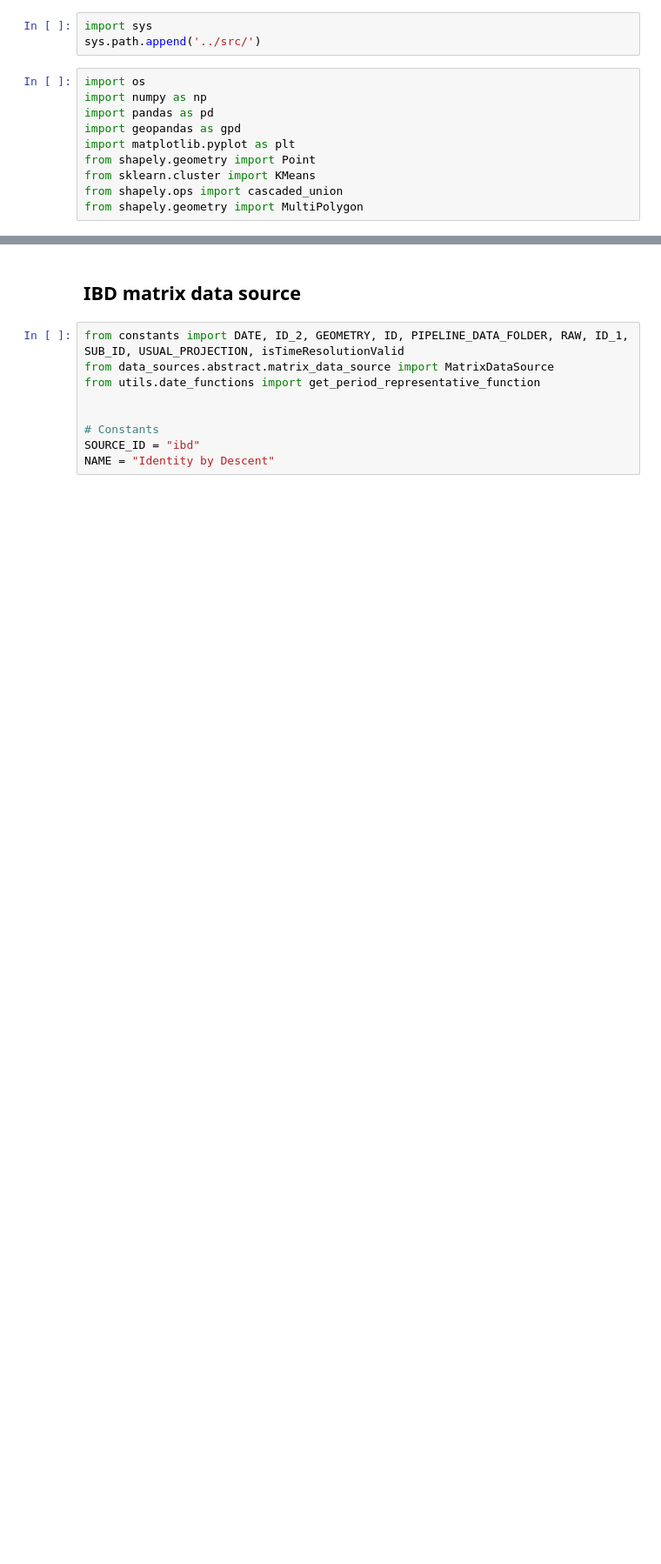
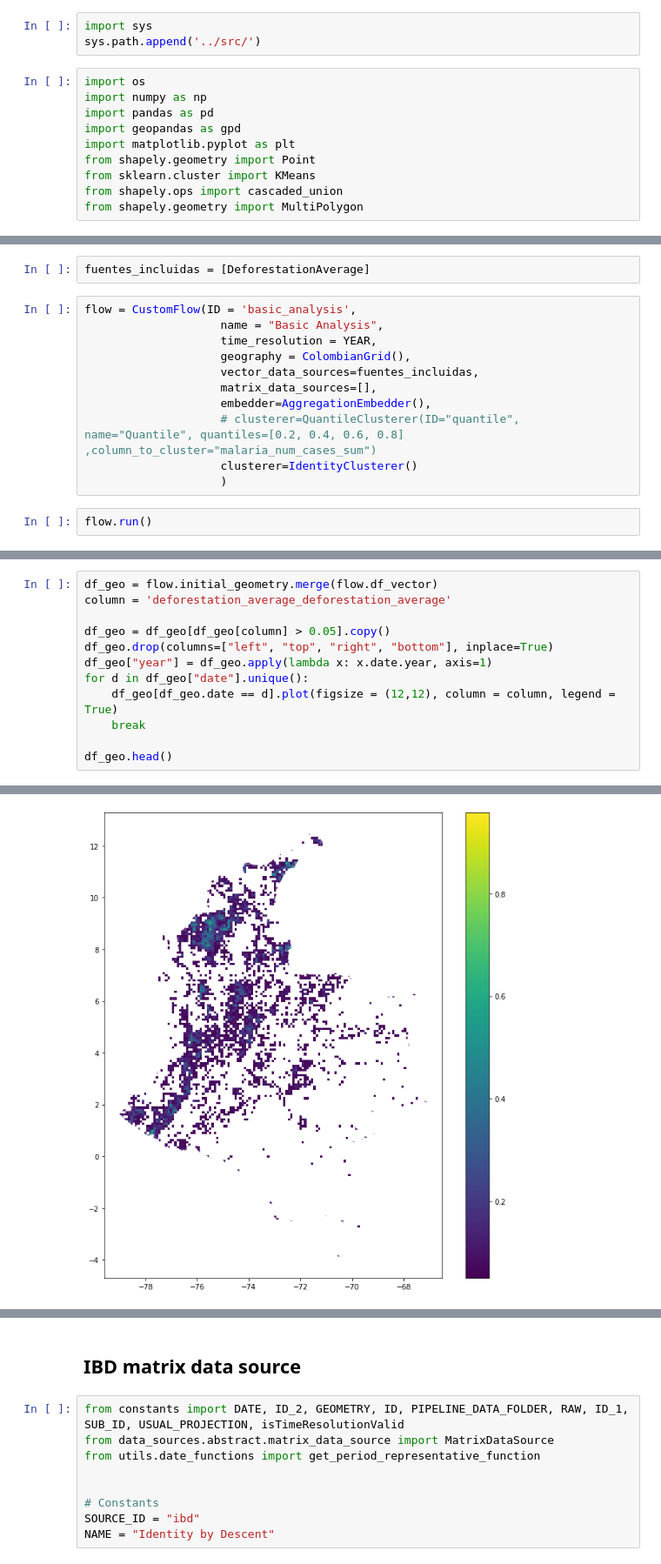
Before and after one commit to Data-Lama/pathogen_study_regions_generator, a Jupyter notebook: src/Notes_andrea.ipynb, the cells around one changed output, grey strips where cells are left out. Shown at 87% size. Cells and saved outputs as stored; diff of their text form; blank space fills up the shorter version.

```diff
--- a/src/Notes_andrea.ipynb
+++ b/src/Notes_andrea.ipynb
@@ -80,0 +68,15 @@ Namespaces are one honking great idea -- let's do more of those!
+# %%
+fuentes_incluidas = [DeforestationAverage]
+# %%
+flow = CustomFlow(ID = 'basic_analysis',
+                    name = "Basic Analysis",
+                    time_resolution = YEAR,
+                    geography = ColombianGrid(),
+                    vector_data_sources=fuentes_incluidas,
+                    matrix_data_sources=[],
+                    embedder=AggregationEmbedder(),
+                    # clusterer=QuantileClusterer(ID="quantile", name="Quantile", quantiles=[0.2, 0.4, 0.6, 0.8] ,column_to_cluster="malaria_num_cases_sum")
+                    clusterer=IdentityClusterer()
+                    )
+# %%
+flow.run()
@@ -80,0 +114,13 @@ Namespaces are one honking great idea -- let's do more of those!
+# %%
+df_geo = flow.initial_geometry.merge(flow.df_vector)
+column = 'deforestation_average_deforestation_average'
+
+df_geo = df_geo[df_geo[column] > 0.05].copy()
+df_geo.drop(columns=["left", "top", "right", "bottom"], inplace=True)
+df_geo["year"] = df_geo.apply(lambda x: x.date.year, axis=1)
+for d in df_geo["date"].unique():
+    df_geo[df_geo.date == d].plot(figsize = (12,12), column = column, legend = True)
+    break
+
+df_geo.head()
+# %% [output]
@@ -80,0 +133 @@ Namespaces are one honking great idea -- let's do more of those!
+[figure, added]
```
Also changed, not shown: parts of 8 cells of this notebook.
